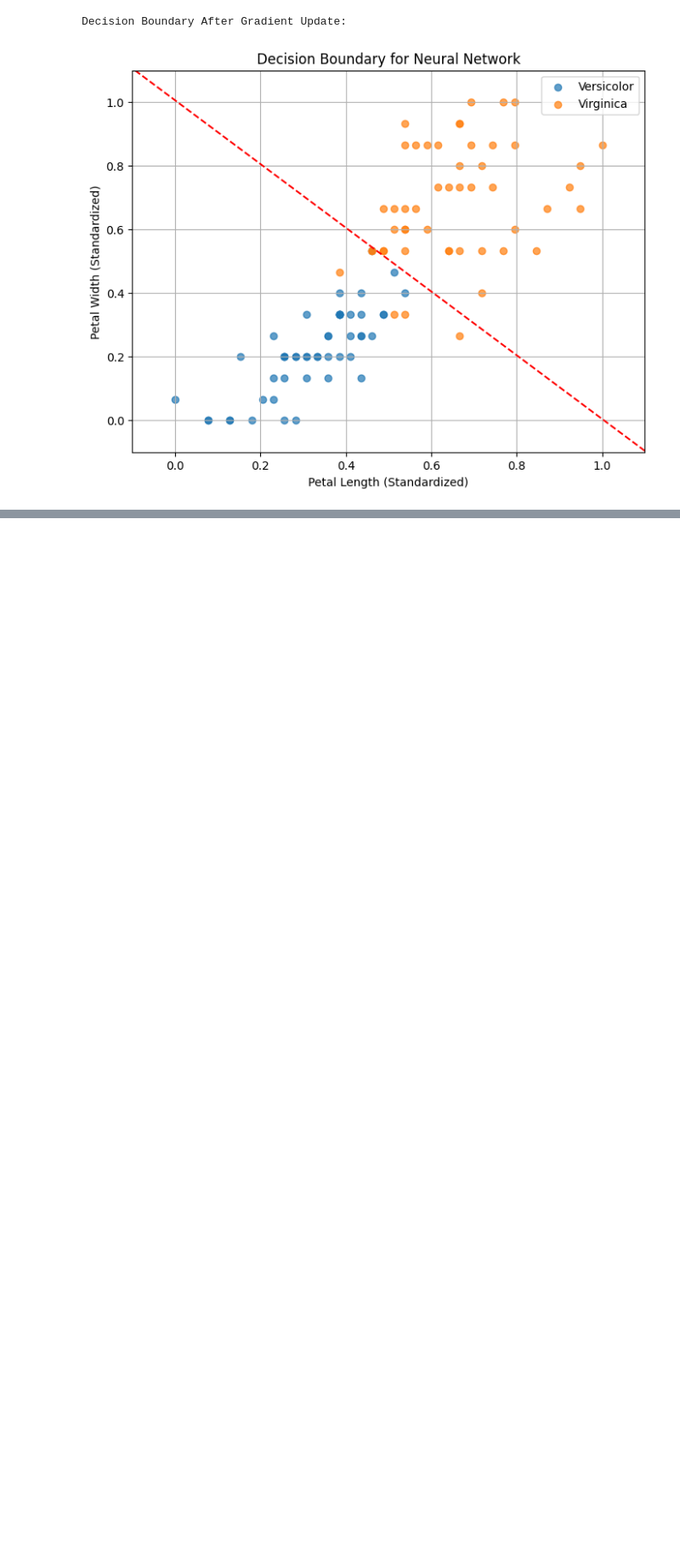
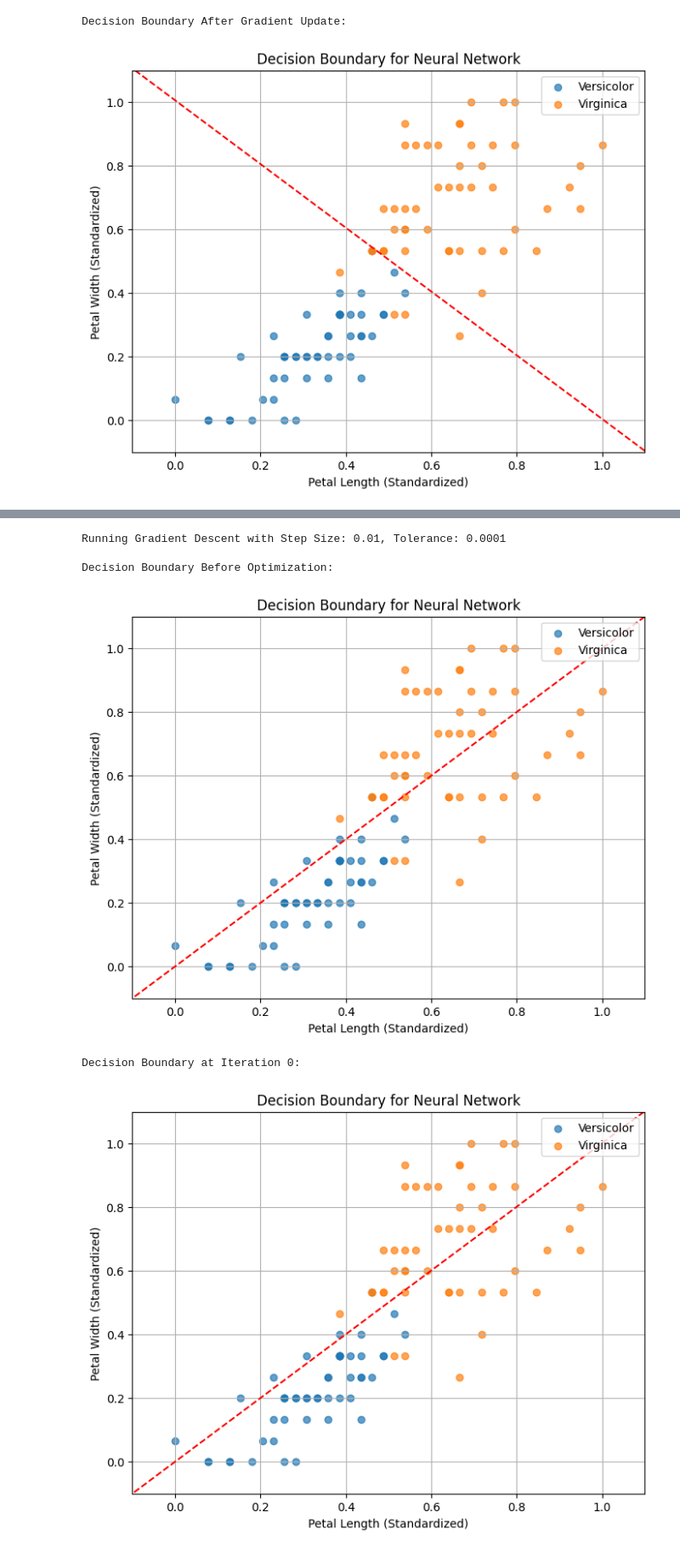
Before and after one commit to RyanL72/CSDS_391, a Jupyter notebook: src/Neural Networks/Neural_Networks.ipynb, the cells around one changed output, grey strips where cells are left out. Shown at 85% size. Drawn from its saved outputs; the diff is of its cells as text; code cells hidden in the pictures; blank space fills up the shorter version.

```diff
--- a/src/Neural Networks/Neural_Networks.ipynb
+++ b/src/Neural Networks/Neural_Networks.ipynb
@@ -425,0 +607,67 @@ Decision Boundary After Gradient Update:
+# %%
+# Function to test different gradient descent settings
+def experiment_gradient_descent(X, y, w_init, b_init, step_sizes, tolerances, max_iters):
+    """
+    Runs experiments with different step sizes, tolerances, and initializations.
+    Plots learning curves and visualizes decision boundaries for each setting.
+
+    Parameters:
+    - X, y: Dataset (features and labels).
+    - w_init, b_init: Initial weights and bias.
+    - step_sizes: List of step sizes to test.
+    - tolerances: List of stopping tolerances to test.
+    - max_iters: Maximum iterations for gradient descent.
+
+    Returns:
+    - results: Dictionary of results for each setting.
+    """
+    results = {}  # Store results for analysis
+
+    for step_size in step_sizes:
+        for tolerance in tolerances:
+            print(f"\nRunning Gradient Descent with Step Size: {step_size}, Tolerance: {tolerance}")
+
+            # Run gradient descent
+            optimized_w, optimized_b, mse_history = gradient_descent_with_visualization(
+                X, y, w_init, b_init, step_size, max_iters, tolerance, visualize_steps=[0, 10, 50]
+            )
+
+            # Store results
+            results[(step_size, tolerance)] = {
+                'optimized_w': optimized_w,
+                'optimized_b': optimized_b,
+                'mse_history': mse_history
+            }
+
+            # Plot learning curve
+            plt.figure(figsize=(8, 6))
+            plt.plot(range(1, len(mse_history) + 1), mse_history, marker='o', linestyle='-',
+                     label=f"Step Size: {step_size}, Tolerance: {tolerance}")
+            plt.title('Learning Curve (MSE vs. Iterations)')
+            plt.xlabel('Iteration')
+            plt.ylabel('Mean Squared Error')
+            plt.grid(True)
+            plt.legend()
+            plt.show()
+
+    return results
+
+
+# Experiment settings
+step_sizes = [0.01, 0.1, 0.5]  # Small, moderate, and large learning rates
+tolerances = [1e-4, 1e-6]      # Loose and strict stopping thresholds
+max_iters = 500                # Maximum number of iterations
+
+# Initial parameters
+w_init = np.array([0.5, -0.5])  # Initial weights
+b_init = 0.0                   # Initial bias
+
+# Run experiments
+results = experiment_gradient_descent(X, y, w_init, b_init, step_sizes, tolerances, max_iters)
+# %% [output]
+Running Gradient Descent with Step Size: 0.01, Tolerance: 0.0001
+
+Decision Boundary Before Optimization:
+[figure, added]
+Decision Boundary at Iteration 0:
+[figure, added]
```
Also changed, not shown: parts of 9 cells of this notebook.
